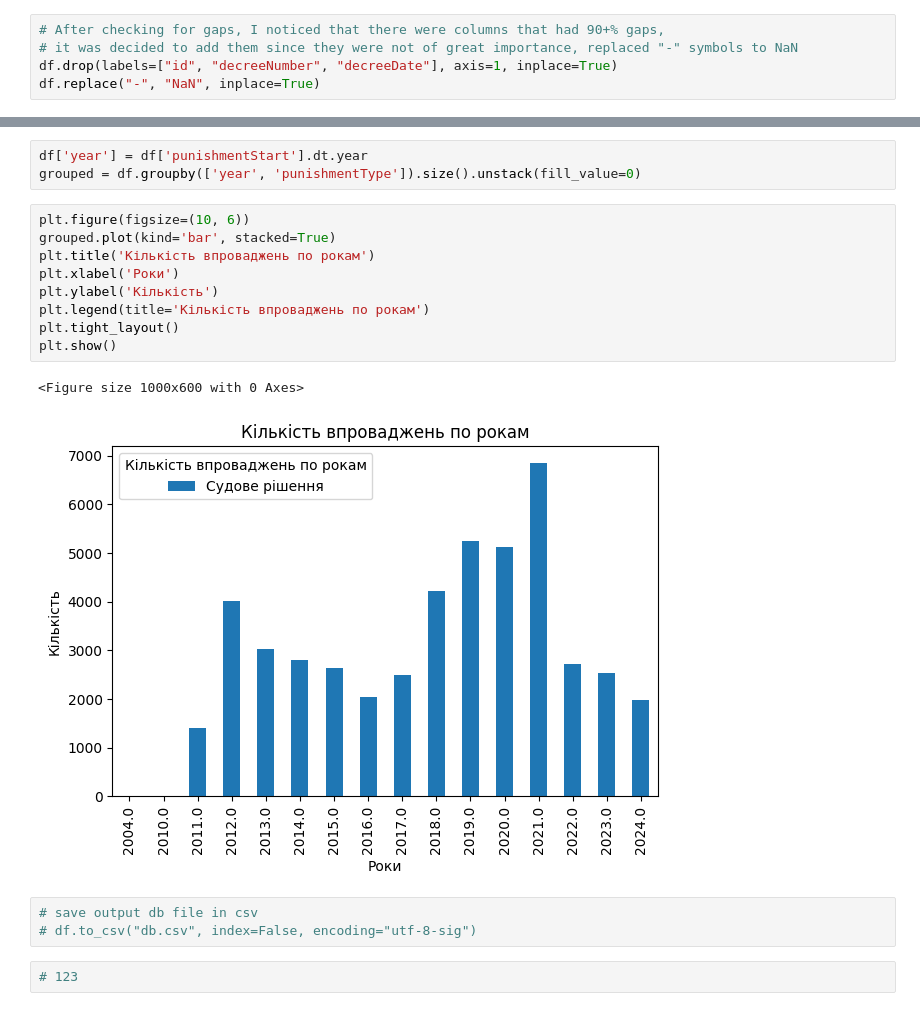
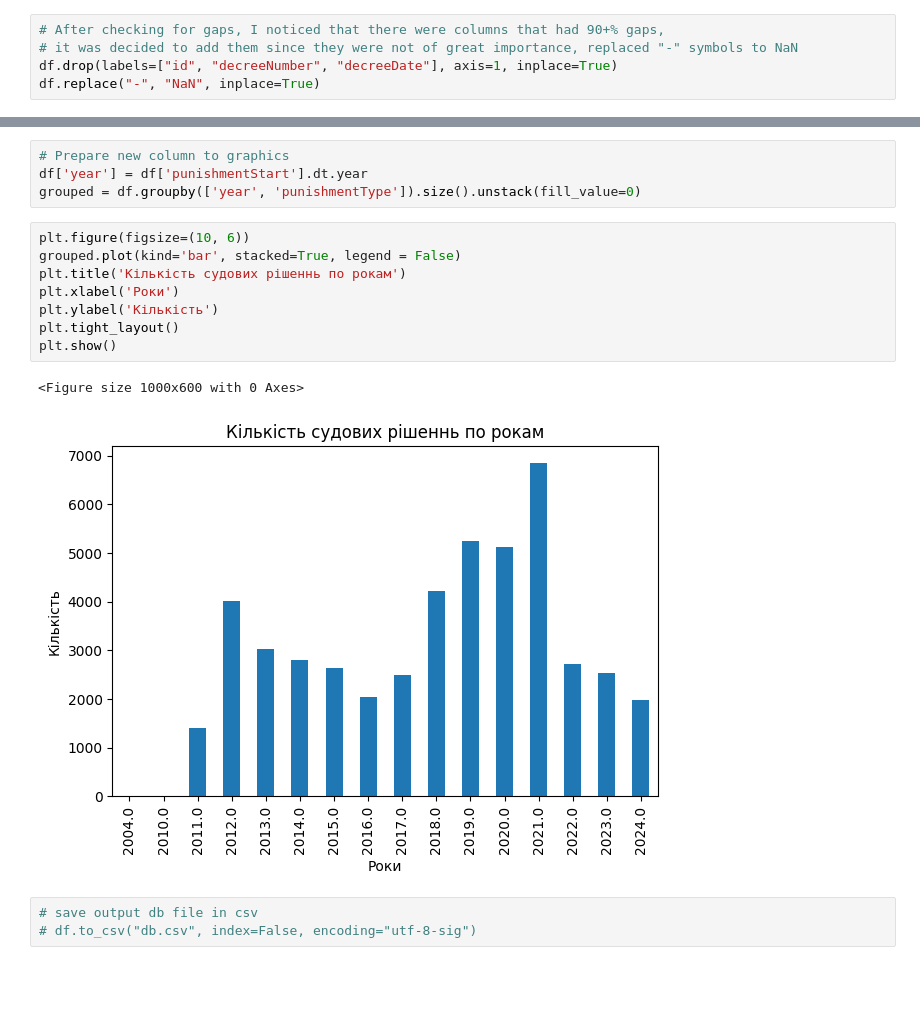
Before and after one commit to rublivsky/python_projects, a Jupyter notebook: main.ipynb, the cells around one changed output, grey strips where cells are left out. Drawn from its saved outputs; the diff is of its cells as text; blank space fills up the shorter version.

```diff
--- a/main.ipynb
+++ b/main.ipynb
@@ -80,20 +138,18 @@ df.replace("-", "NaN", inplace=True)
 # %%
+# Prepare new column to graphics
 df['year'] = df['punishmentStart'].dt.year
 grouped = df.groupby(['year', 'punishmentType']).size().unstack(fill_value=0)
 # %%
 plt.figure(figsize=(10, 6))
-grouped.plot(kind='bar', stacked=True)
-plt.title('Кількість впроваджень по рокам')
+grouped.plot(kind='bar', stacked=True, legend = False)
+plt.title('Кількість судових рішеннь по рокам')
 plt.xlabel('Роки')
 plt.ylabel('Кількість')
-plt.legend(title='Кількість впроваджень по рокам')
 plt.tight_layout()
 plt.show()
 # %% [output]
 <Figure size 1000x600 with 0 Axes>
-[figure, old version]
+[figure, new version]
 # %%
 # save output db file in csv
 # df.to_csv("db.csv", index=False, encoding="utf-8-sig")
-# %%
-# 123
```
Also changed, not shown: parts of 5 cells of this notebook.
